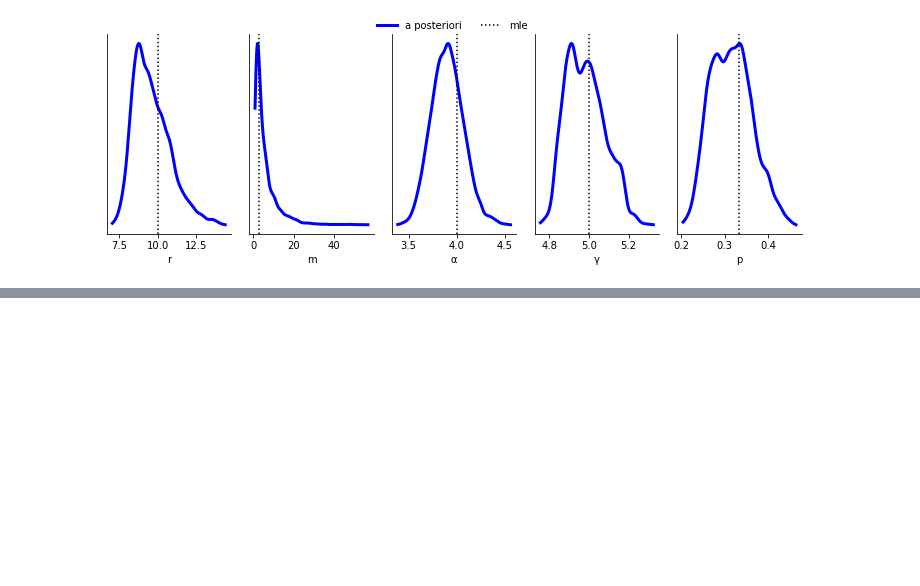
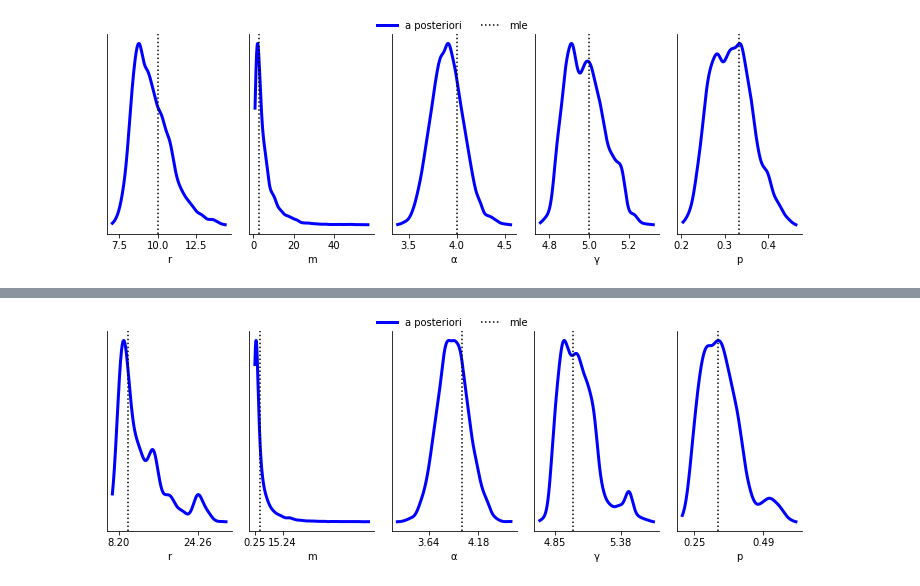
Before and after one commit to LaGauffre/SMCCompoMo, a Jupyter notebook: Python_paper/discontinuous_loss_distribution.ipynb, the cells around one changed output, grey strips where cells are left out. Drawn from its saved outputs; the diff is of its cells as text; code cells hidden in the pictures; blank space fills up the shorter version.

```diff
--- a/Python_paper/discontinuous_loss_distribution.ipynb
+++ b/Python_paper/discontinuous_loss_distribution.ipynb
@@ -373,0 +545,7 @@ array([2.70530558e+00, 3.63055785e+01, 2.76341899e-02, 9.39764106e-03,
+# %%
+loss_model, popSize, model_prior= "dis_gamma_par", 5000, "gamma_beta"
+ρ, c, n_step_max, err, paralell, n_proc, verbose = 1/2, 0.99, 25, 1e-6, False, 1, True
+# , model_prior, a, b,
+# %%
+trace_smc, log_marg, DIC, WAIC = smc_likelihood_annealing(X, loss_model, parms_names, popSize, model_prior, a, b, ρ,
+                             c,n_step_max, err, paralell, n_proc, verbose)
@@ -373,0 +583,21 @@ array([2.70530558e+00, 3.63055785e+01, 2.76341899e-02, 9.39764106e-03,
+# %%
+fig, axs = plt.subplots(1, len(parms_names), figsize=(10, 3.5))
+x_labs = parms_names
+for k in range(len(x_labs)):
+    positions = np.linspace(min(trace_smc[parms_names[k]]), max(trace_smc[parms_names[k]]), 1000)
+    kernel = st.gaussian_kde(trace_smc[parms_names[k]])
+    axs[k].plot(positions, kernel(positions), lw=3, label = "a posteriori", color = "blue")
+
+    axs[k].axvline(true_parms[k], color = "black", linestyle = "dotted", label = "mle")
+    axs[k].set_yticks([])
+    axs[k].set_xticks(np.round(
+        trace_smc[parms_names[k]].quantile([0.05, 0.95]).values, 2))
+    axs[k].set_xlabel(x_labs[k])
+
+handles, labels = axs[0].get_legend_handles_labels()
+fig.legend(handles, labels, ncol = 3, borderaxespad=0., loc='upper center',
+           frameon=False)
+sns.despine()
+fig.tight_layout()
+# %% [output]
+[figure, added]
```
Also changed, not shown: parts of 7 cells of this notebook, 1 other file.
